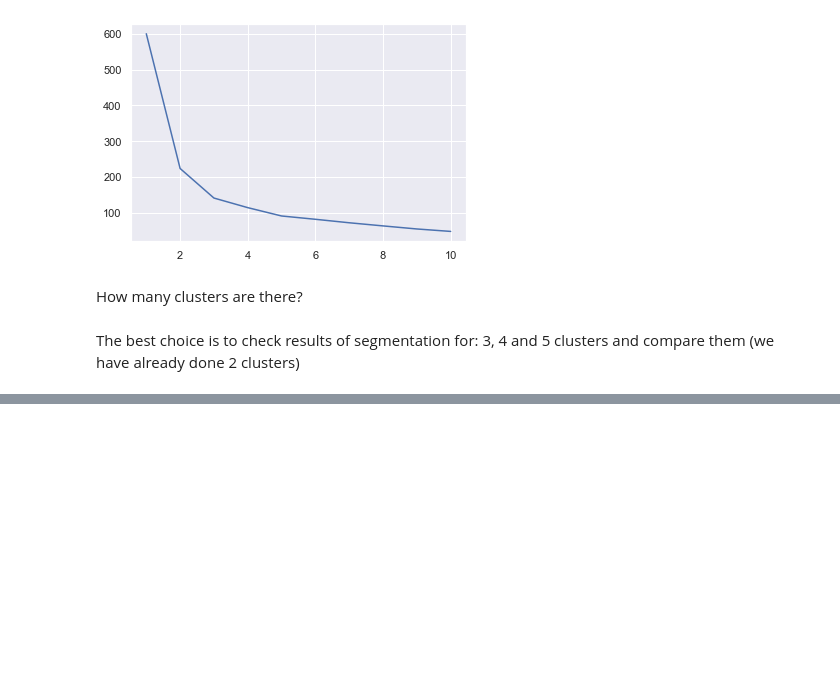
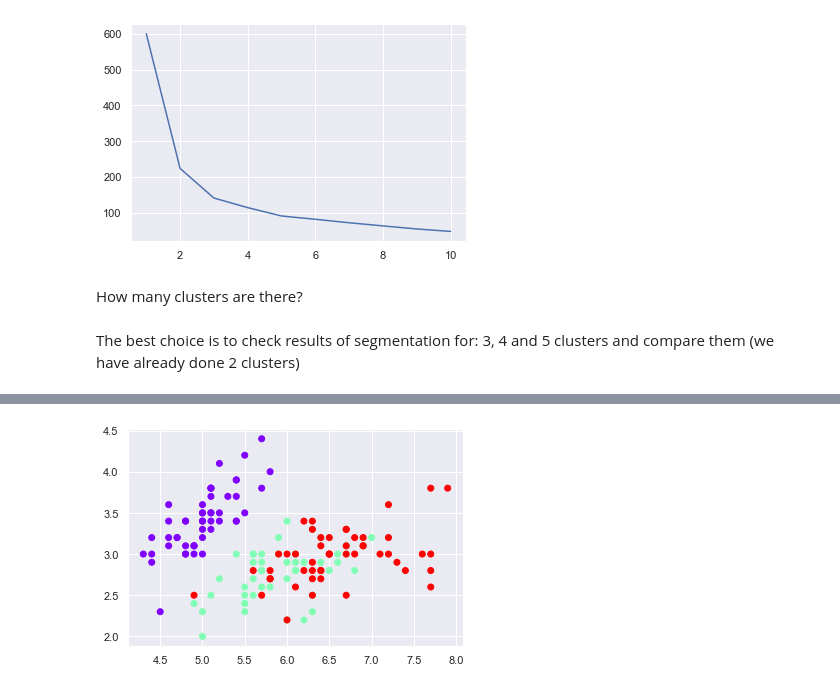
Before and after one commit to tomasz-urban/Jupyter, a Jupyter notebook: DS_bootcamp/clustering/species_segmentation_exercise.ipynb, the cells around one changed output, grey strips where cells are left out. Cells and saved outputs as stored; diff of their text form; code cells hidden in the pictures; blank space fills up the shorter version.

```diff
--- a/DS_bootcamp/clustering/species_segmentation_exercise.ipynb
+++ b/DS_bootcamp/clustering/species_segmentation_exercise.ipynb
@@ -180,0 +235,3 @@ The best choice is to check results of segmentation for: 3, 4 and 5 clusters and
+# %%
+df_full = pd.read_csv('data/species_segmentation_answers.csv')
+df_full
@@ -180,0 +271,5 @@ The best choice is to check results of segmentation for: 3, 4 and 5 clusters and
+# %%
+df_answer = df_full.copy()
+# %%
+df_answer['species'] = df_answer['species'].map({'setosa':0, 'versicolor':1, 'virginica':2})
+df_answer
@@ -180,0 +290,4 @@ The best choice is to check results of segmentation for: 3, 4 and 5 clusters and
+# %%
+plt.scatter(df_answer['sepal_length'], df_answer['sepal_width'], c=df_answer['species'], cmap='rainbow');
+# %% [output]
+[figure, added]
```
Also changed, not shown: parts of 18 cells of this notebook.
